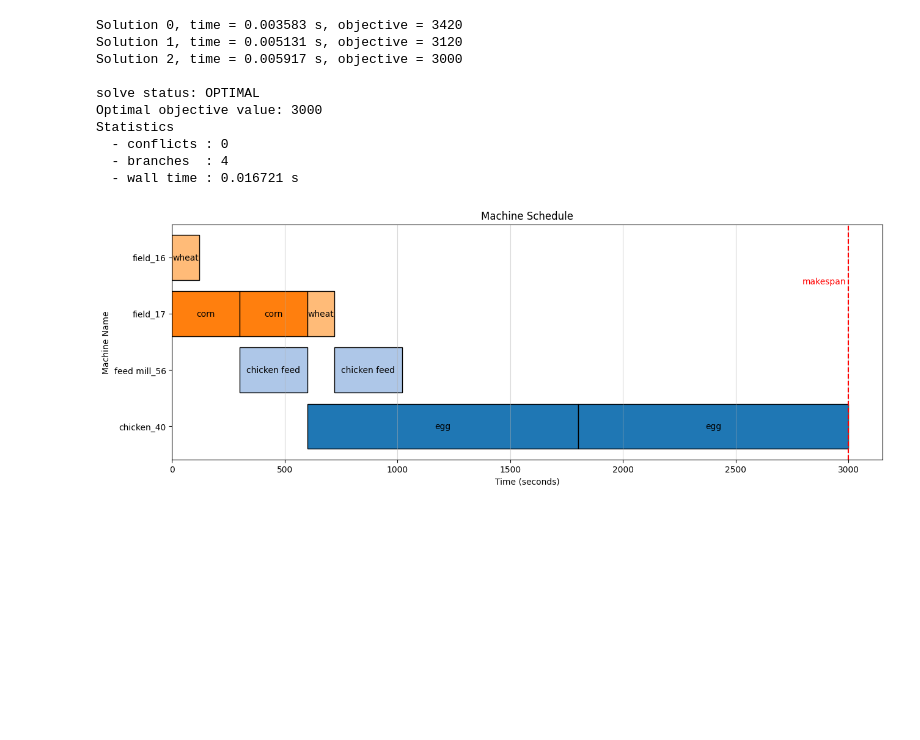
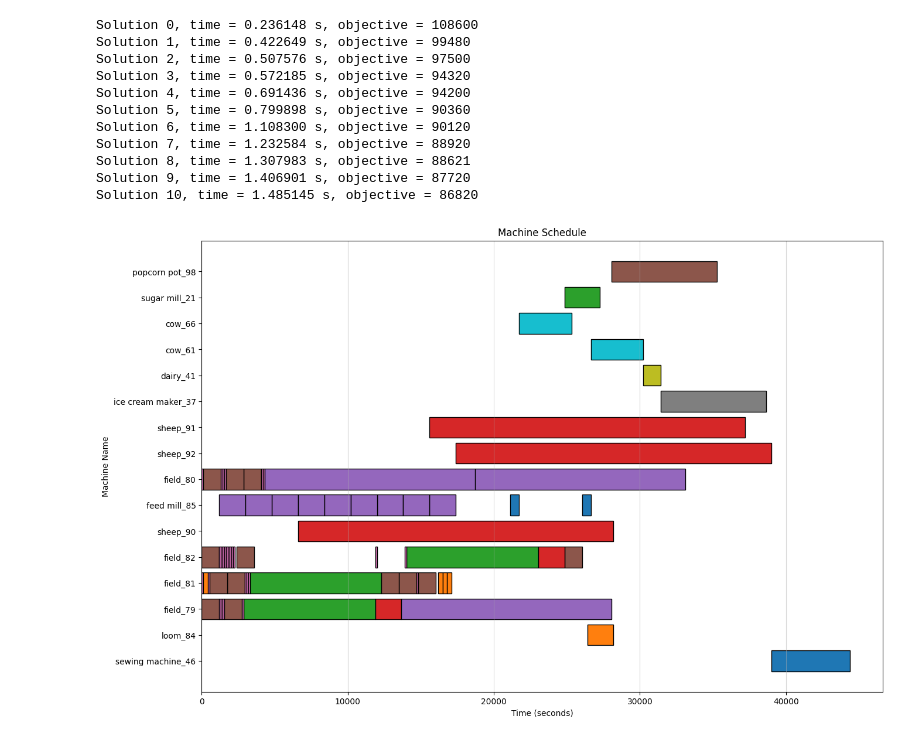
Before and after one commit to Th1nhNg0/hayday, a Jupyter notebook: ortool.ipynb, the cells around one changed output. Saved outputs shown, nothing was run; the diff lists cells and outputs as text; code cells hidden in the pictures; blank space fills up the shorter version.

```diff
--- a/ortool.ipynb
+++ b/ortool.ipynb
@@ -22,7 +22,7 @@ class SolutionPrinter(cp_model.CpSolverSolutionCallback):
 task_type = collections.namedtuple("task_type", "start end interval machine")
 
 
-data = json.load(open("hayday_tasks.json"))
+data = json.load(open("./data/hayday_tasks.json"))
 source_id = data["machine"]
 machine_len = sum(len(source_id[machine_id]) for machine_id in source_id)
 tasks = data["tasks"]
@@ -79,7 +79,7 @@ model.add_max_equality(obj_var, [all_tasks[task['id']].end for task in tasks])
 model.minimize(obj_var)
 
 solver = cp_model.CpSolver()
-solver.parameters.max_time_in_seconds = 300
+solver.parameters.max_time_in_seconds = 60
 solution_printer = SolutionPrinter()
 status = solver.solve(model,solution_printer)
 print()
@@ -90,16 +90,17 @@ print("  - conflicts : %i" % solver.num_conflicts)
 print("  - branches  : %i" % solver.num_branches)
 print("  - wall time : %f s" % solver.wall_time)
 # %% [output]
-Solution 0, time = 0.003583 s, objective = 3420
-Solution 1, time = 0.005131 s, objective = 3120
-Solution 2, time = 0.005917 s, objective = 3000
-
-solve status: OPTIMAL
-Optimal objective value: 3000
-Statistics
-  - conflicts : 0
-  - branches  : 4
-  - wall time : 0.016721 s
+Solution 0, time = 0.236148 s, objective = 108600
+Solution 1, time = 0.422649 s, objective = 99480
+Solution 2, time = 0.507576 s, objective = 97500
+Solution 3, time = 0.572185 s, objective = 94320
+Solution 4, time = 0.691436 s, objective = 94200
+Solution 5, time = 0.799898 s, objective = 90360
+Solution 6, time = 1.108300 s, objective = 90120
+Solution 7, time = 1.232584 s, objective = 88920
+Solution 8, time = 1.307983 s, objective = 88621
+Solution 9, time = 1.406901 s, objective = 87720
+Solution 10, time = 1.485145 s, objective = 86820
 # %%
 import pandas as pd
 data = []
@@ -121,38 +122,37 @@ for task in tasks:
 df = pd.DataFrame(data, columns=[ "task_name", "start", "end", "machine", "job_id"])
 df['job_id'] = df['job_id'].astype(str)
 # %%
+import seaborn as sns
 import matplotlib.pyplot as plt
 
-fig, ax = plt.subplots(figsize=(15, 5))
-colors = plt.cm.tab20.colors
-colors = {task_name: colors[i] for i, task_name in enumerate(df['task_name'].unique())}
+fig, ax = plt.subplots(figsize=(15, 10))
+# random colors
+colors = sns.color_palette(None, n_colors=len(df['task_name'].unique()))
+colors = {task_name:  color for task_name, color in zip(df['task_name'].unique(), colors)}
 
 for i, job_id in enumerate(df['job_id'].unique()):
     df_job = df[df['job_id'] == job_id]
     for i, row in df_job.iterrows():
         ax.barh(row['machine'], width=row['end']-row['start'], left=row['start'],
                 color=colors[row['task_name']],
                 edgecolor='black',
                 )
-        ax.text(x=(row['start']+row['end'])/2, y=row['machine'],
-                 s=row['task_name'], color='black',
-                 verticalalignment='center', horizontalalignment='center',
-
-                 )
+        # ax.text(x=(row['start']+row['end'])/2, y=row['machine'],
+        #          s=row['task_name'], color='black',
+        #          verticalalignment='center', horizontalalignment='center',
+        #          )
 plt.title('Machine Schedule')
 plt.xlabel('Time (seconds)')
 plt.ylabel('Machine Name')
 plt.yticks(df['machine'].unique())
 ax.xaxis.grid(True, alpha=0.5)
 
-ax.axvline(x=max(df['end']), color='r', linestyle='--')
-ax.text(x=max(df['end'])-10, y=2.5, s='makespan', color='r', verticalalignment='bottom', horizontalalignment='right')
+# ax.axvline(x=max(df['end']), color='r', linestyle='--')
+# ax.text(x=max(df['end'])-10, y=2.5, s='makespan', color='r', verticalalignment='bottom', horizontalalignment='right')
 
 plt.show()
-# export to image
-fig.savefig('machine_schedule.png', bbox_inches='tight')
 # %% [output]
-[figure, old version]
+[figure, new version]
 # %%
 # df["start"] = pd.to_datetime(df["start"], unit="s")
 # df["end"] = pd.to_datetime(df["end"], unit="s")
```
Also changed, not shown: 8 other files.
